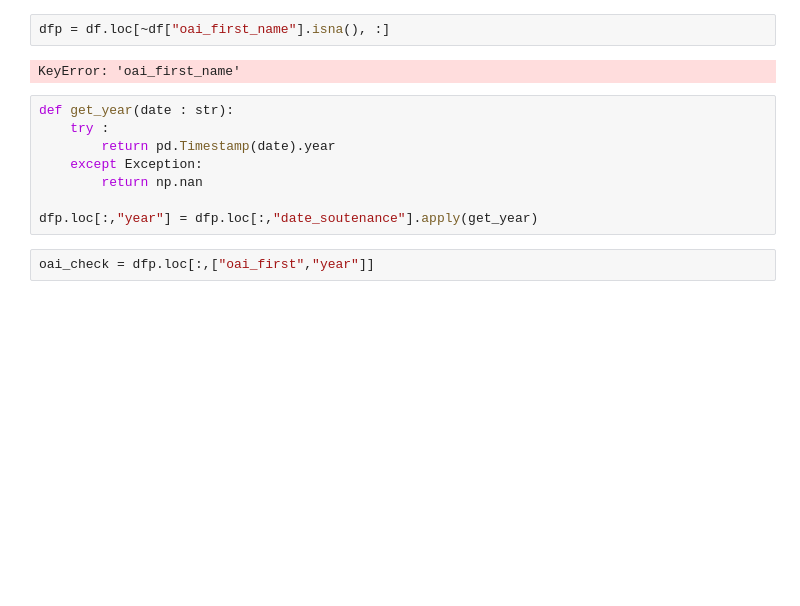
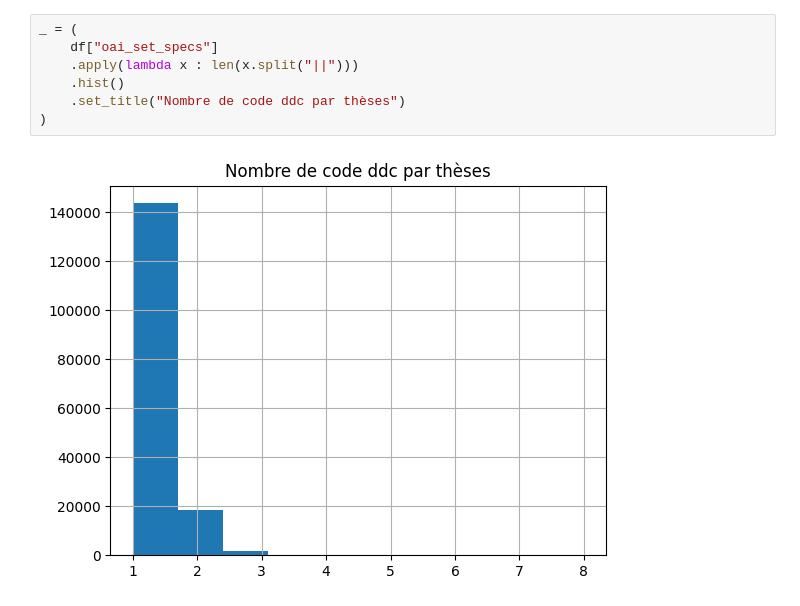
Before and after one commit to AXLMRIN/umap-hdbscan-bertopic-exploration, a Jupyter notebook: src/1-embedding-documents/selecting-elements-to-emebed.ipynb, the cells around one changed output. Drawn from its saved outputs; the diff is of its cells as text; blank space fills up the shorter version.

```diff
--- a/src/1-embedding-documents/selecting-elements-to-emebed.ipynb
+++ b/src/1-embedding-documents/selecting-elements-to-emebed.ipynb
@@ -16,15 +16,10 @@ df.head()
-# %%
-dfp = df.loc[~df["oai_first_name"].isna(), :]
-# %% [output]
-KeyError: 'oai_first_name'
-# %%
-def get_year(date : str):
-    try :
-        return pd.Timestamp(date).year
-    except Exception:
-        return np.nan
-
-dfp.loc[:,"year"] = dfp.loc[:,"date_soutenance"].apply(get_year)
-# %%
-oai_check = dfp.loc[:,["oai_first","year"]]
+# %%
+_ = (
+    df["oai_set_specs"]
+    .apply(lambda x : len(x.split("||")))
+    .hist()
+    .set_title("Nombre de code ddc par thèses")
+)
+# %% [output]
+[figure, added]
 # %%
```
Also changed, not shown: parts of 8 cells of this notebook.
